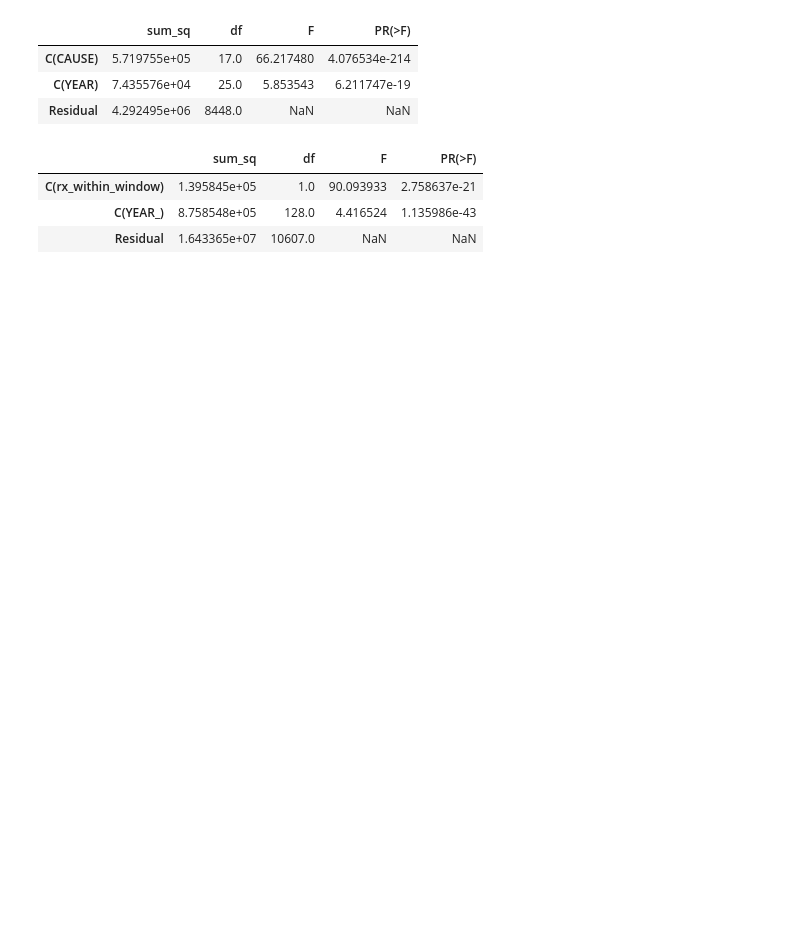
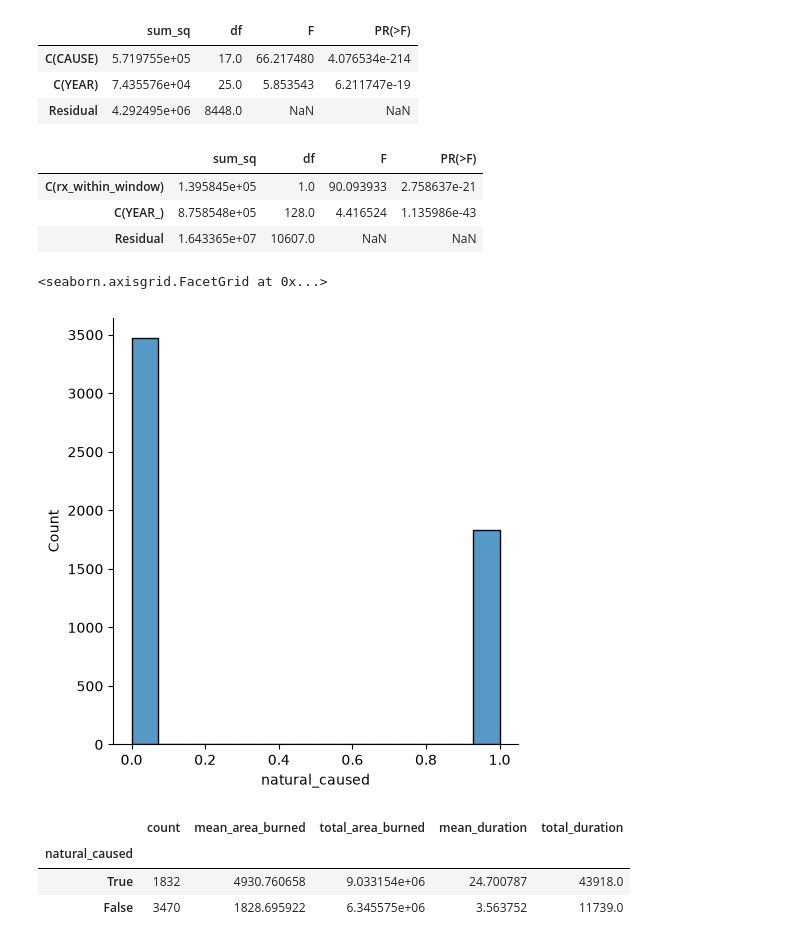
Before and after one commit to elwoodruff/NowellWernerWoodruff, a Jupyter notebook: scripts/dataanalysis.ipynb, the cells around one changed output. Saved outputs shown, nothing was run; the diff lists cells and outputs as text; code cells hidden in the pictures; blank space fills up the shorter version.

Commit message:
add human cause

```diff
--- a/scripts/dataanalysis.ipynb
+++ b/scripts/dataanalysis.ipynb
@@ -354,3 +365,31 @@ anova_rx_duration
 | C(rx_within_window) | 1.395845e+05 | 1.0 | 90.093933 | 2.758637e-21 |
 | C(YEAR_) | 8.758548e+05 | 128.0 | 4.416524 | 1.135986e-43 |
 | Residual | 1.643365e+07 | 10607.0 | NaN | NaN |
+# %%
+# add whether it's human caused to dataframe
+fire25_known = fire25.loc[fire25['CAUSE'] != 'Unknown / Unidentified']
+fire25_known = fire25_known.loc[fire25_known['CAUSE'] != 'Miscellaneous']
+fire25_known['natural_caused'] = fire25_known['CAUSE'].isin(['Lightning'])
+# %%
+sns.displot(data=fire25_known, x = 'natural_caused')
+# %% [output]
+<seaborn.axisgrid.FacetGrid at 0x...>
+[figure, added]
+# %%
+known_summary = (fire25_known.groupby(['natural_caused'])
+                 .agg(
+                     count=('natural_caused', 'count'),
+                     mean_area_burned=('GIS_ACRES', 'mean'),
+                     total_area_burned=('GIS_ACRES', 'sum'),
+                     mean_duration=('duration','mean'),
+                     total_duration=('duration','sum')
+                 )
+                 .sort_values(by='mean_area_burned', ascending=False)
+)
+
+known_summary
+# %% [output]
+|  | count | mean_area_burned | total_area_burned | mean_duration | total_duration |
+| natural_caused |  |  |  |  |  |
+| True | 1832 | 4930.760658 | 9.033154e+06 | 24.700787 | 43918.0 |
+| False | 3470 | 1828.695922 | 6.345575e+06 | 3.563752 | 11739.0 |
```
Also changed, not shown: parts of 6 cells of this notebook.
